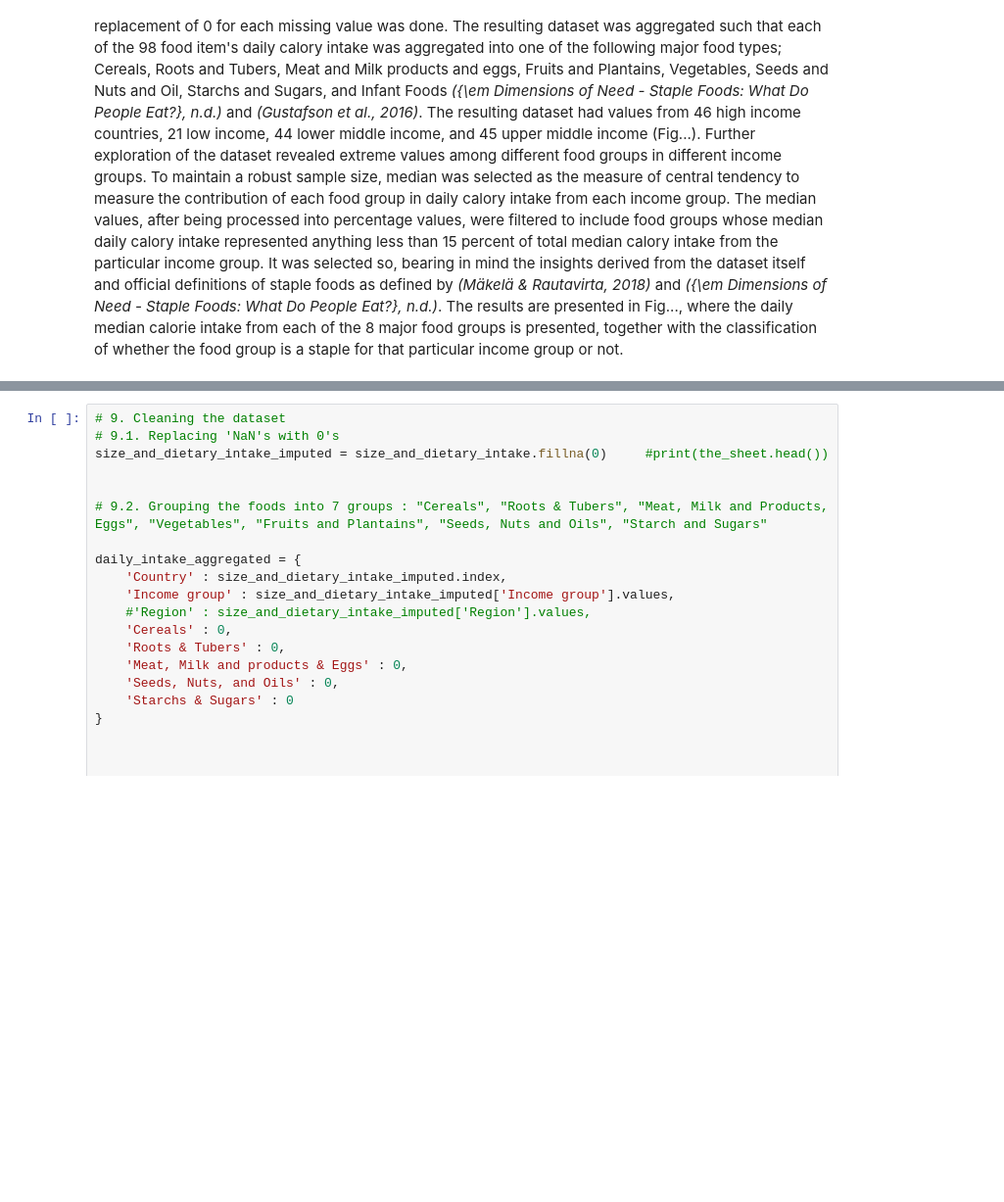
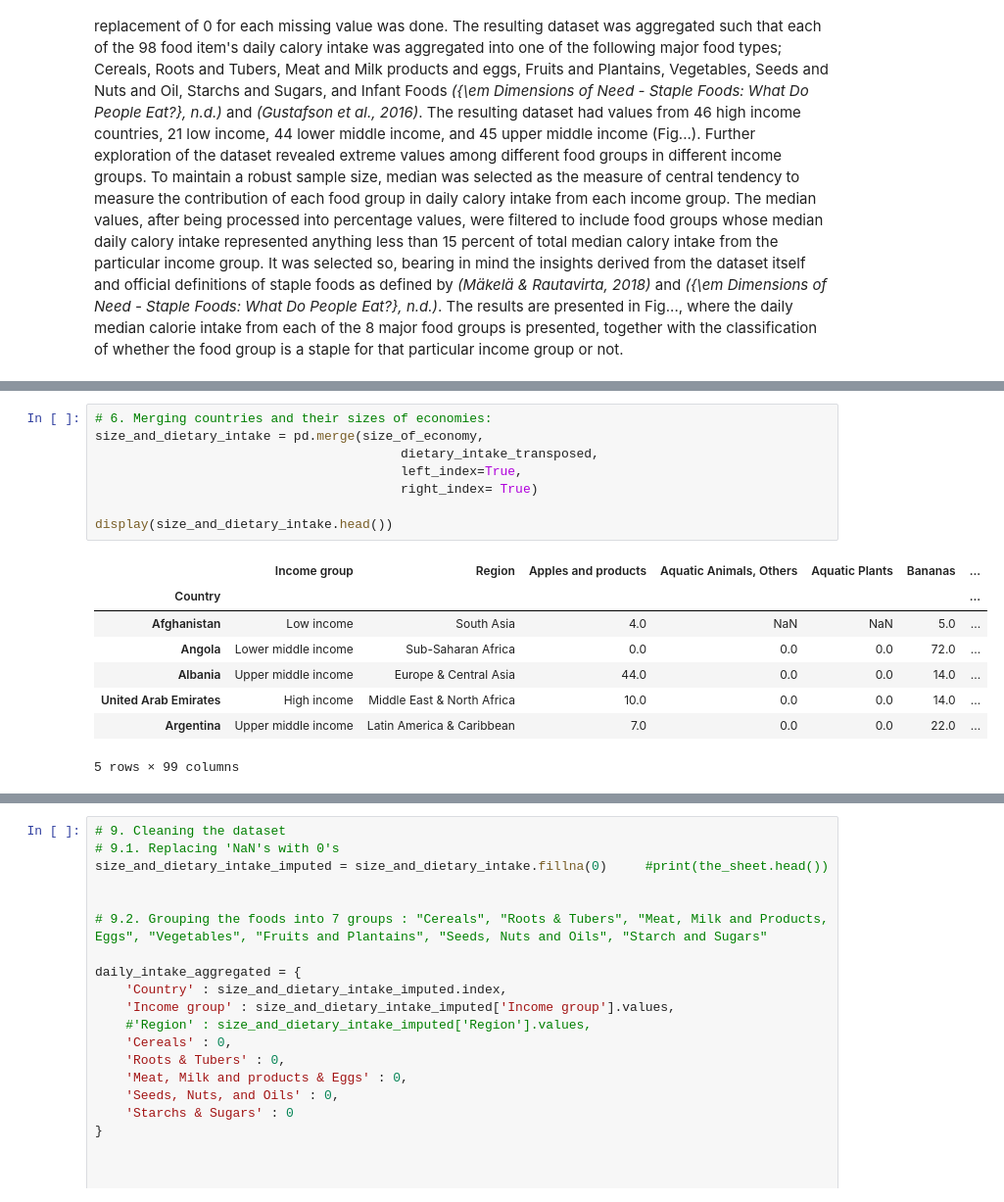
Before and after one commit to DavidMbelwa/thesis, a Jupyter notebook: Materials_and_methods.ipynb, the cells around one changed output, grey strips where cells are left out. Shown at 98% size. Drawn from its saved outputs; the diff is of its cells as text; blank space fills up the shorter version.

```diff
--- a/Materials_and_methods.ipynb
+++ b/Materials_and_methods.ipynb
@@ -79 +223,18 @@ The data for this indicator was taken from [FAO's food balance sheets](https://w
+# %%
+# 6. Merging countries and their sizes of economies:
+size_and_dietary_intake = pd.merge(size_of_economy,
+                                        dietary_intake_transposed,
+                                        left_index=True,
+                                        right_index= True)
+
+display(size_and_dietary_intake.head())
+# %% [output]
+|  | Income group | Region | Apples and products | Aquatic Animals, Others | Aquatic Plants | Bananas | ... |
+| Country |  |  |  |  |  |  | ... |
+| Afghanistan | Low income | South Asia | 4.0 | NaN | NaN | 5.0 | ... |
+| Angola | Lower middle income | Sub-Saharan Africa | 0.0 | 0.0 | 0.0 | 72.0 | ... |
+| Albania | Upper middle income | Europe & Central Asia | 44.0 | 0.0 | 0.0 | 14.0 | ... |
+| United Arab Emirates | High income | Middle East & North Africa | 10.0 | 0.0 | 0.0 | 14.0 | ... |
+| Argentina | Upper middle income | Latin America & Caribbean | 7.0 | 0.0 | 0.0 | 22.0 | ... |
+5 rows × 99 columns
 # %%
```
Also changed, not shown: parts of 7 cells of this notebook.
